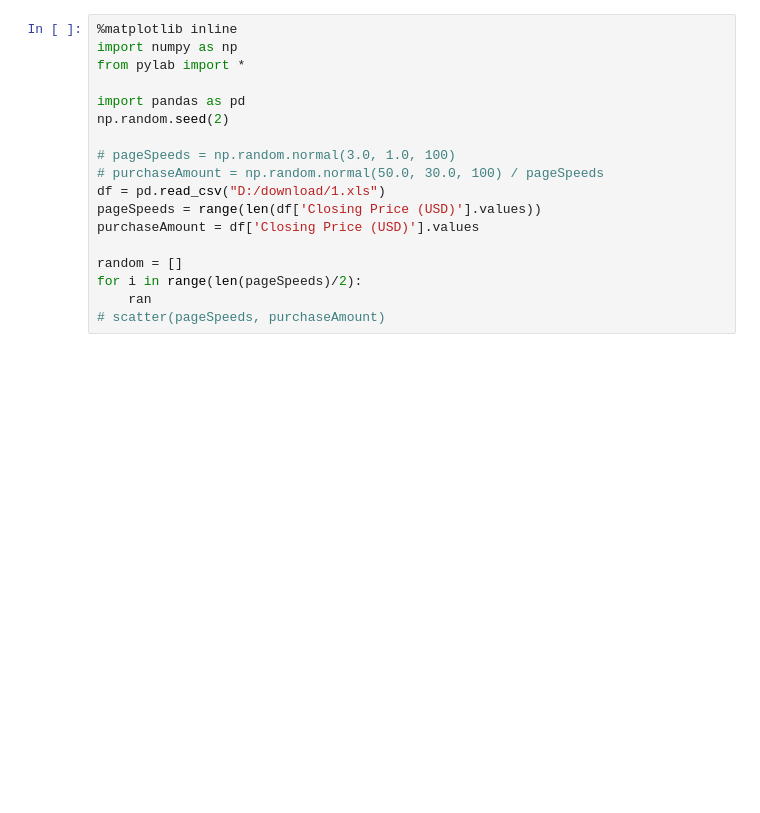
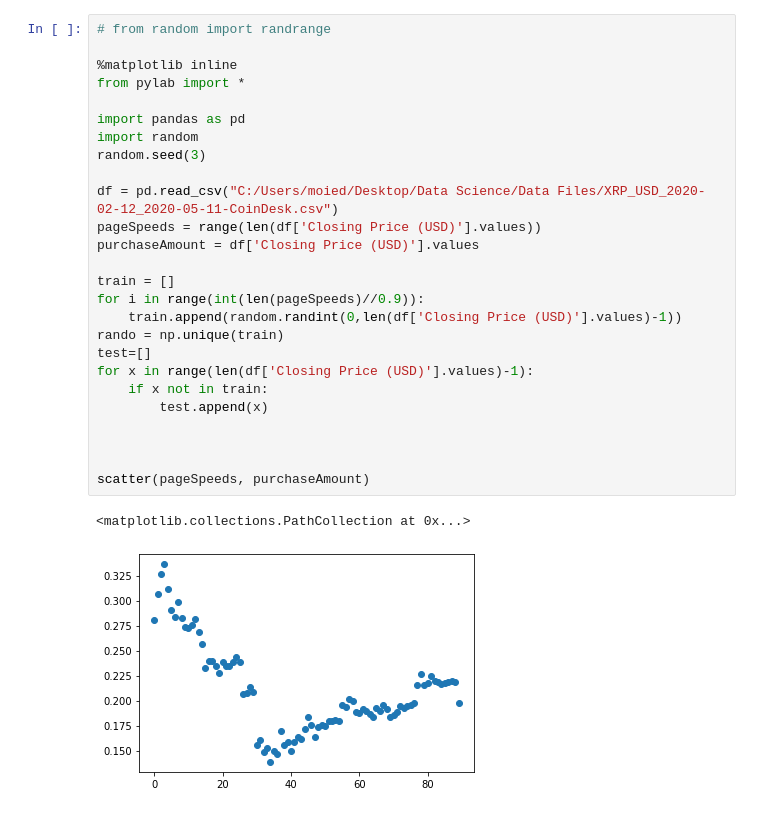
Before and after one commit to moied12/Data-Science, a Jupyter notebook: project/Bitcoin Pred Train Test.ipynb, the cells around one changed output. Cells and saved outputs as stored; diff of their text form; blank space fills up the shorter version.

Commit message:
test ran for ripple with random values to find best degree of polynomial regression

```diff
--- a/project/Bitcoin Pred Train Test.ipynb
+++ b/project/Bitcoin Pred Train Test.ipynb
@@ -1,19 +1,30 @@
 # %%
+# from random import randrange
+
 %matplotlib inline
-import numpy as np
 from pylab import *
 
 import pandas as pd
-np.random.seed(2)
+import random
+random.seed(3)
 
-# pageSpeeds = np.random.normal(3.0, 1.0, 100)
-# purchaseAmount = np.random.normal(50.0, 30.0, 100) / pageSpeeds
-df = pd.read_csv("D:/download/1.xls")
+df = pd.read_csv("C:/Users/moied/Desktop/Data Science/Data Files/XRP_USD_2020-02-12_2020-05-11-CoinDesk.csv")
 pageSpeeds = range(len(df['Closing Price (USD)'].values))
 purchaseAmount = df['Closing Price (USD)'].values
 
-random = []
-for i in range(len(pageSpeeds)/2):
-    ran
-# scatter(pageSpeeds, purchaseAmount)
+train = []
+for i in range(int(len(pageSpeeds)//0.9)):
+    train.append(random.randint(0,len(df['Closing Price (USD)'].values)-1))
+rando = np.unique(train)
+test=[]
+for x in range(len(df['Closing Price (USD)'].values)-1):
+    if x not in train:
+        test.append(x)
+
+
+
+scatter(pageSpeeds, purchaseAmount)
+# %% [output]
+<matplotlib.collections.PathCollection at 0x...>
+[figure, added]
 # %%
```
Also changed, not shown: parts of 5 cells of this notebook, 2 other files.
